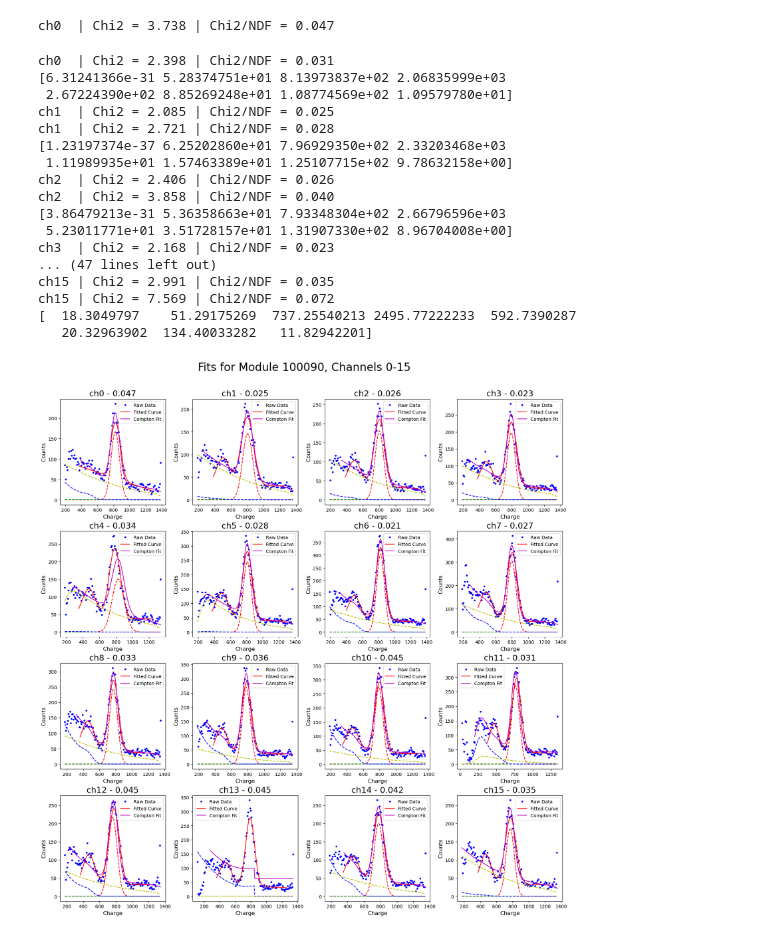
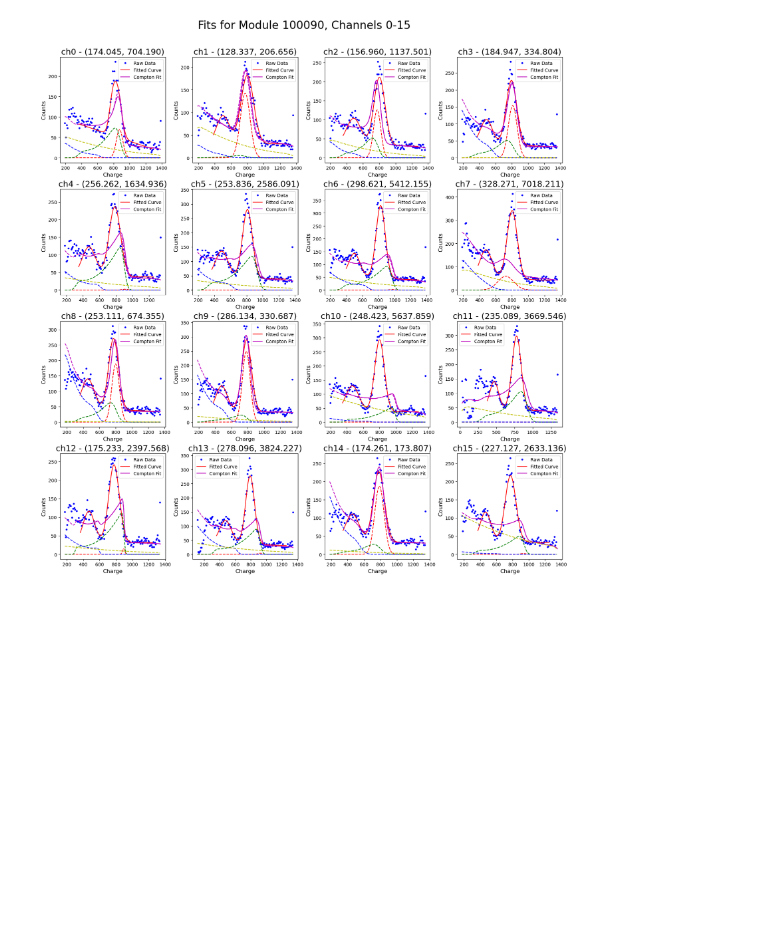
Before and after one commit to psimmerl/module_testing, a Jupyter notebook: notebooks/fit.ipynb, the cells around one changed output. Drawn from its saved outputs; the diff is of its cells as text; code cells hidden in the pictures; blank space fills up the shorter version.

Commit message:
start of compton fits

```diff
--- a/notebooks/fit.ipynb
+++ b/notebooks/fit.ipynb
@@ -49,8 +49,9 @@ def full_spectrum(x, *args):
     energy02 = 1275 # kev, for Na22 2nd photopeak
 
     dx = x[1] - x[0]
-    x0 = x
-    x = np.arange(x.max(), 0, -dx)[::-1]
+    x0 = x*1.
+    if x[0] > 0:
+        x = np.arange(x.max(), 0, -dx)[::-1]
     # pad x to x=0 (needed for conv)
 
     match len(args):
@@ -80,7 +81,7 @@ def full_spectrum(x, *args):
     sigg[idx_sigg] = a1
 
     ex = energy0 * x/x[idx_sigg]
-    sigc = ac1 * klein_nishina(energy0, ex) *0
+    sigc = ac1 * klein_nishina(energy0, ex)
     sige = ae1 * klein_nishina(energy0, energy0 - ex)
 
     out = sigg + sigc + sige
@@ -315,7 +316,7 @@ def fit_modified(file_path, CHANNEL, source):
             a1, m1, s1, a2, m2, s2, m, c = popt
 
             # chi2 = np.sum((bi_modal(x, *popt) - y) ** 2)
-            chi2 = np.sum(((bi_modal(x_cut, *popt) - y_cut)/y_cut) ** 2)
+            chi2 = np.sum((bi_modal(x_cut, *popt) - y_cut)**2 / np.minimum(1,y_cut))
             ndf = len(x_cut) - sum(y_cut==0) - (len(popt))
 
 
@@ -337,7 +338,7 @@ def fit_modified(file_path, CHANNEL, source):
     dd = fit_info[CHANNEL][bestKey]
     chi2 = dd["Chi-Squared"]
     chi2ndf = dd["Chi-Squared/NDF"]
-    print(f"ch{CHANNEL:<2} | Chi2 = {chi2:>5.3f} | Chi2/NDF = {chi2ndf:>5.3f} ")
+    # print(f"ch{CHANNEL:<2} | Chi2 = {chi2:>5.3f} | Chi2/NDF = {chi2ndf:>5.3f} ")
     #print(bestKey)
 
     #print("Best Key: ", bestKey)
@@ -402,7 +403,7 @@ def fit_compton(file_path, CHANNEL, source):
             end_sweep = hard_edge; back_param = 0; buffer=10
             #print("back_Param =0")
         # for start_bin in np.arange(end_sweep-back_param, end_sweep+buffer, 10):
-        for start_bin in bins[:20]:#np.arange(250, 400, 25):
+        for start_bin in bins[10:20]:#np.arange(250, 400, 25):
             fit_info[CHANNEL][(start_bin, move_param)] = {}
             idx_start = sodium_tree.FindBin(start_bin)
             #file.Close()
@@ -478,14 +479,14 @@ def fit_compton(file_path, CHANNEL, source):
             #if y[idx_max_2]<num_events/1000: print("continuing"); continue;
             # Initial guess for the parameters
             #print(y[idx_max_2], x[idx_max_2])
-            p0_bi = [
+            popt = [
                 # o, s, m1, a1, ac1, ae1, ae2, c
                 0,
                 10,
                 x[idx_max_1],
                 y[idx_max_1],
                 0*y[idx_max_1]/20,
-                y[idx_max_1]/20,
+                0*y[idx_max_1]/20,
                 0*y[idx_max_1]/20,
                 0,
             ]
@@ -493,17 +494,20 @@ def fit_compton(file_path, CHANNEL, source):
             low = -10000; high = 10000
             #bounds = ([low, low, low, num_events/1000, low, low, -0.1, low],[high, high, high, high, high, high, 0, high])
             bounds = (
-                0,
-                [x[idx_max_1]/2, 100, high, high, high, high, high, high, ],
+                [0, 0, x[idx_max_1]*3/4, 0, 0, 0, 0, 0, ],
+                [x[idx_max_1]/2, 100, x[idx_max_1]*4/3, high, high, high, high, high, ],
             )
             # Perform the curve fitting
             try:
+                # for i in range(3):
                 popt, pcov = curve_fit(
                     full_spectrum,
                     x_cut,
                     y_cut,
-                    p0=p0_bi,
-                    bounds=bounds)
+                    p0=popt,
+                    sigma=y_cut**0.5,
+                    bounds=bounds,
+                )
                 found_fit = True
 
             except RuntimeError:
@@ -511,7 +515,7 @@ def fit_compton(file_path, CHANNEL, source):
             # s, m1, a1, ac1, ae1, ae2, c = popt
 
             # chi2 = np.sum((full_spectrum(x, *popt) - y) ** 2)
-            chi2 = np.sum(((full_spectrum(x_cut, *popt) - y_cut)/y_cut) ** 2)
+            chi2 = np.sum((full_spectrum(x_cut, *popt) - y_cut)**2 / np.minimum(1,y_cut))
             ndf = len(x_cut) - sum(y_cut==0) - (len(popt))
 
 
@@ -538,7 +542,7 @@ def fit_compton(file_path, CHANNEL, source):
     params = dd["Param_List"]
     chi2 = dd["Chi-Squared"]
     chi2ndf = dd["Chi-Squared/NDF"]
-    print(f"ch{CHANNEL:<2} | Chi2 = {chi2:>5.3f} | Chi2/NDF = {chi2ndf:>5.3f} ")
+    # print(f"ch{CHANNEL:<2} | Chi2 = {chi2:>5.3f} | Chi2/NDF = {chi2ndf:>5.3f} ")
     #print(bestKey)
 
     #print("Best Key: ", bestKey)
@@ -571,7 +575,7 @@ for row in range(row_num):
     for col in range(col_num):
         x_original, y_original, x, y, x_fit, y_fit, param_tuple, chi2 = fit_modified(file_path, ch, "sodium")
         cx_original, cy_original, cx, cy, cx_fit, cy_fit, cparam_tuple, cchi2 = fit_compton(file_path, ch, "sodium")
-        print(cparam_tuple)
+        # print(cparam_tuple)
         ax[row, col].plot(x_original, y_original, "b.", label="Raw Data")
         # ax[row, col].plot(x, y, "g--", label="Smoothed Data")
         ax[row, col].plot(x_fit, y_fit, "r-", label="Fitted Curve")
@@ -579,60 +583,42 @@ for row in range(row_num):
         ax[row, col].set_xlabel("Charge", fontsize=12)
         ax[row, col].set_ylabel("Counts", fontsize=12)
         ax[row, col].legend()
-        ax[row, col].set_title(f"ch{ch} - {chi2:.3f}", fontsize=18)
+        ax[row, col].set_title(f"ch{ch} - ({chi2:.3f}, {cchi2:.3f})", fontsize=18)
 
         # centers.append([param_tuple[1], cparam_tuple[1]])
         centers.append([param_tuple[1], cparam_tuple[2]])
 
         # o, s, m1, a1, ac1, ae1, ae2, c = 0, *cparam_tuple
         o, s, m1, a1, ac1, ae1, ae2, c = cparam_tuple
-        # y_spectrum = full_spectrum(x_original, o, s, m1, a1, ac1, ae1, ae2, c)
+        y_spectrum = full_spectrum(x_original, o, s, m1, a1, ac1, ae1, ae2, c)
         y_sg = full_spectrum(x_original, o, s, m1, a1, 0, 0, 0, 0)
         y_sc = full_spectrum(x_original, o, s, m1, 0, ac1, 0, 0, 0)
         y_se = full_spectrum(x_original, o, s, m1, 0, 0, ae1, 0, 0)
         y_se2 = full_spectrum(x_original, o, s, m1, 0, 0, 0, ae2, 0)
         # ax[row, col].plot(x_original, y_original, "k")
-        # ax[row, col].plot(x_original, y_spectrum, "m")
+        ax[row, col].plot(x_original, y_spectrum, "m--")
         ax[row, col].plot(x_original, y_sg, "r--")
         ax[row, col].plot(x_original, y_sc, "g--")
         ax[row, col].plot(x_original, y_se, "b--")
         ax[row, col].plot(x_original, y_se2, "y--")
 
 
         # print(f"ch{ch:<2} | Chi2 = {chi2:>5.3f} ")
         '''
         function_str = (
             f"$y = {a1:.2f} e^{{-\\left(\\frac{{x - {m1:.2f}}}{{{s1:.2f}}}\\right)^2}}"
             f" + {a2:.2f} e^{{-\\left(\\frac{{x - {m2:.2f}}}{{{s2:.2f}}}\\right)^2}}"
             f" + {m:.2f} x + {c:.2f}$"
         )
           '''
         ch+=1
 
 #
 #plt.tight_layout()
 #plt.subplots_adjust(top=0.95)
 #fig.tight_layout(rect=[0, 0, 1, 0.98])
 plt.savefig("fits_module100090_ch0-15_052924.png", dpi=100, bbox_inches='tight')
 plt.show()
 # %% [output]
-ch0  | Chi2 = 3.738 | Chi2/NDF = 0.047
-ch0  | Chi2 = 2.398 | Chi2/NDF = 0.031
-[6.31241366e-31 5.28374751e+01 8.13973837e+02 2.06835999e+03
- 2.67224390e+02 8.85269248e+01 1.08774569e+02 1.09579780e+01]
-ch1  | Chi2 = 2.085 | Chi2/NDF = 0.025
-ch1  | Chi2 = 2.721 | Chi2/NDF = 0.028
-[1.23197374e-37 6.25202860e+01 7.96929350e+02 2.33203468e+03
- 1.11989935e+01 1.57463389e+01 1.25107715e+02 9.78632158e+00]
-ch2  | Chi2 = 2.406 | Chi2/NDF = 0.026
-ch2  | Chi2 = 3.858 | Chi2/NDF = 0.040
-[3.86479213e-31 5.36358663e+01 7.93348304e+02 2.66796596e+03
- 5.23011771e+01 3.51728157e+01 1.31907330e+02 8.96704008e+00]
-ch3  | Chi2 = 2.168 | Chi2/NDF = 0.023
-... (47 lines left out)
-ch15 | Chi2 = 2.991 | Chi2/NDF = 0.035
-ch15 | Chi2 = 7.569 | Chi2/NDF = 0.072
-[  18.3049797    51.29175269  737.25540213 2495.77222233  592.7390287
-   20.32963902  134.40033282   11.82942201]
-[figure, old version]
+[figure, new version]
 # %%
```
Also changed, not shown: parts of 2 cells of this notebook, 1 other file.
